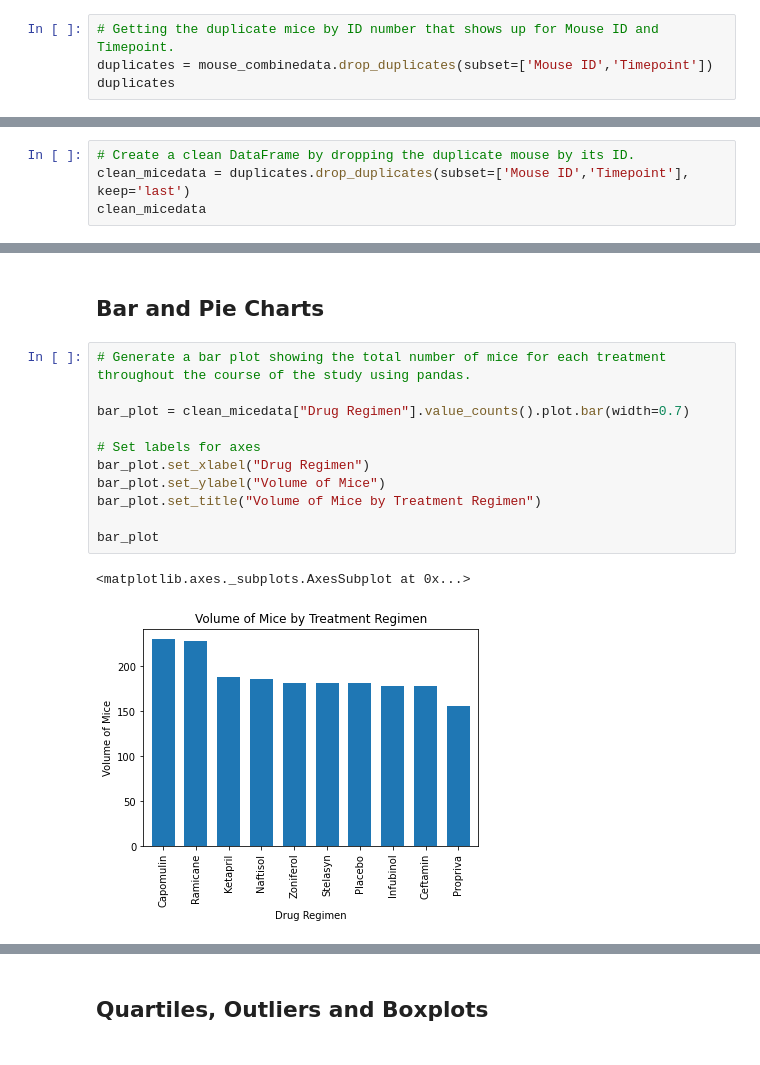
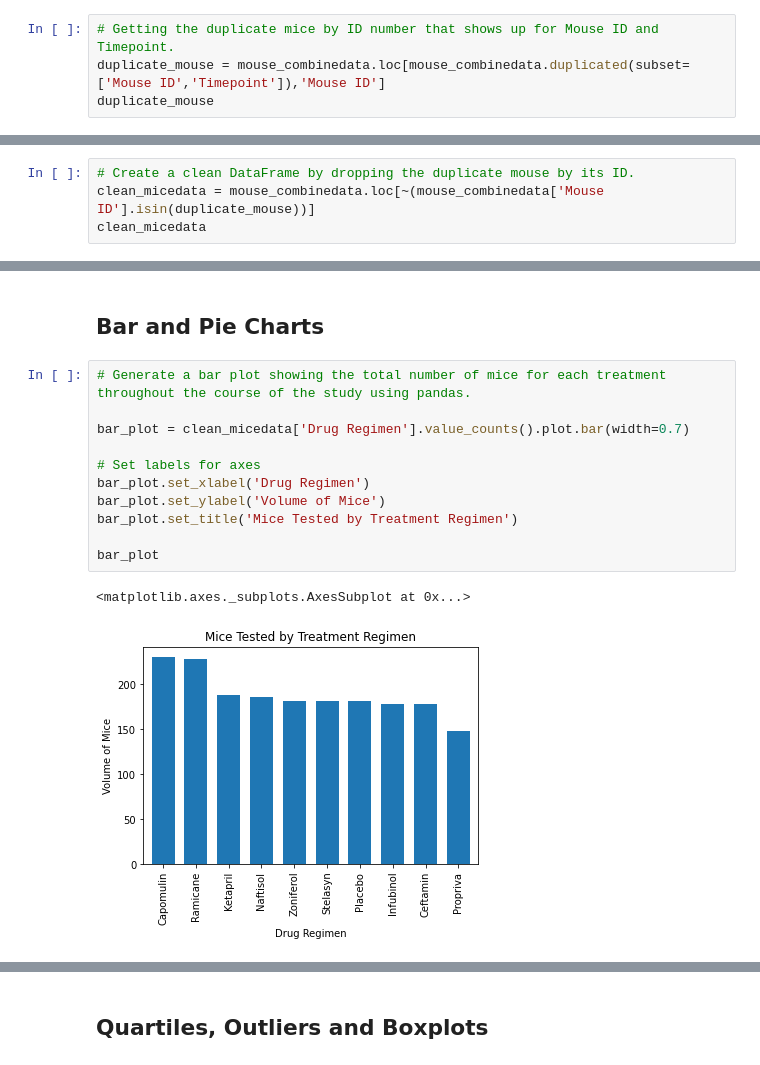
Before and after one commit to Sprettle/Matplotlib---The-Power-of-Plots, a Jupyter notebook: Pymaceuticals/pymaceuticals_starter.ipynb, the cells around one changed output, grey strips where cells are left out. Cells and saved outputs as stored; diff of their text form.

```diff
--- a/Pymaceuticals/pymaceuticals_starter.ipynb
+++ b/Pymaceuticals/pymaceuticals_starter.ipynb
@@ -69,6 +71,6 @@ mouse_combinedata['Mouse ID'].nunique()
 249
 # %%
 # Getting the duplicate mice by ID number that shows up for Mouse ID and Timepoint.
-duplicates = mouse_combinedata.drop_duplicates(subset=['Mouse ID','Timepoint'])
-duplicates
+duplicate_mouse = mouse_combinedata.loc[mouse_combinedata.duplicated(subset=['Mouse ID','Timepoint']),'Mouse ID']
+duplicate_mouse
 # %% [output]
@@ -90,6 +102,6 @@ duplicates
 # %%
 # Create a clean DataFrame by dropping the duplicate mouse by its ID.
-clean_micedata = duplicates.drop_duplicates(subset=['Mouse ID','Timepoint'], keep='last')
+clean_micedata = mouse_combinedata.loc[~(mouse_combinedata['Mouse ID'].isin(duplicate_mouse))]
 clean_micedata
 # %% [output]
 |  | Mouse ID | Drug Regimen | Sex | Age_months | Weight (g) | Timepoint | Tumor Volume (mm3) | ... |
@@ -164,16 +160,16 @@ summarystats
 # %%
 # Generate a bar plot showing the total number of mice for each treatment throughout the course of the study using pandas.
 
-bar_plot = clean_micedata["Drug Regimen"].value_counts().plot.bar(width=0.7)
+bar_plot = clean_micedata['Drug Regimen'].value_counts().plot.bar(width=0.7)
 
 # Set labels for axes
-bar_plot.set_xlabel("Drug Regimen")
-bar_plot.set_ylabel("Volume of Mice")
-bar_plot.set_title("Volume of Mice by Treatment Regimen")
+bar_plot.set_xlabel('Drug Regimen')
+bar_plot.set_ylabel('Volume of Mice')
+bar_plot.set_title('Mice Tested by Treatment Regimen')
 
 bar_plot
 # %% [output]
 <matplotlib.axes._subplots.AxesSubplot at 0x...>
-[figure, old version]
+[figure, new version]
 # %%
 # Generate a bar plot showing the total number of mice for each treatment throughout the course of the study using pyplot.
```
Also changed, not shown: parts of 21 cells of this notebook, 1 other file.
